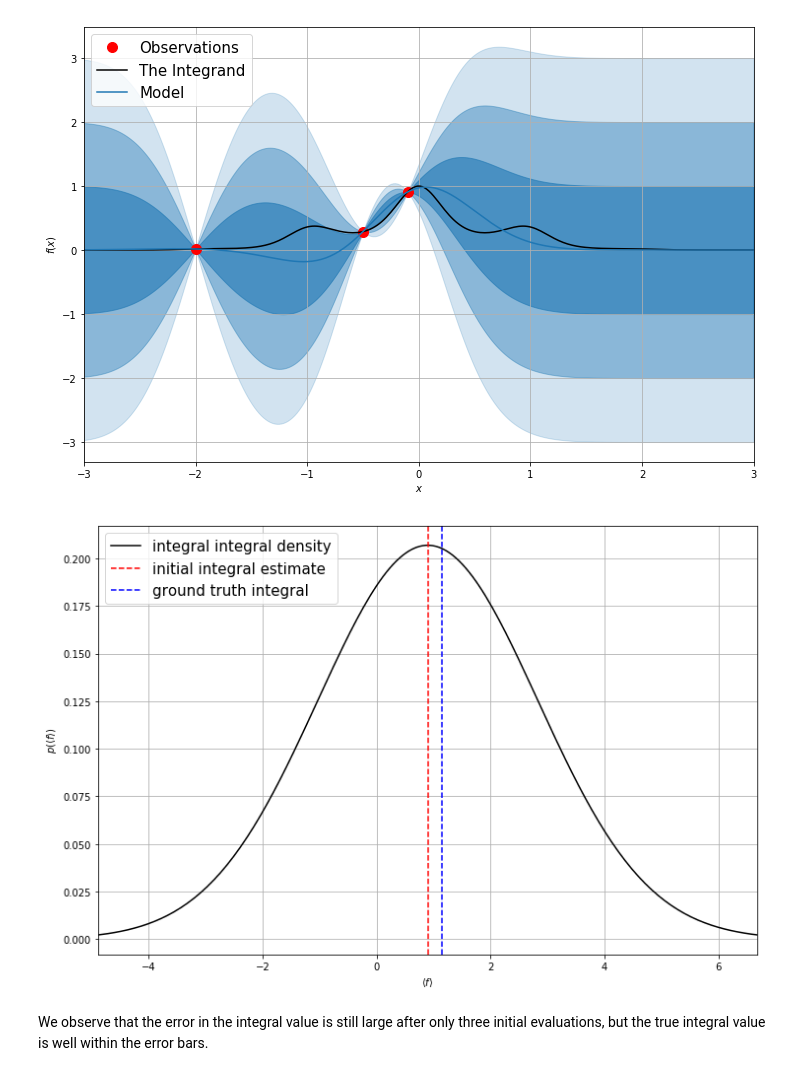
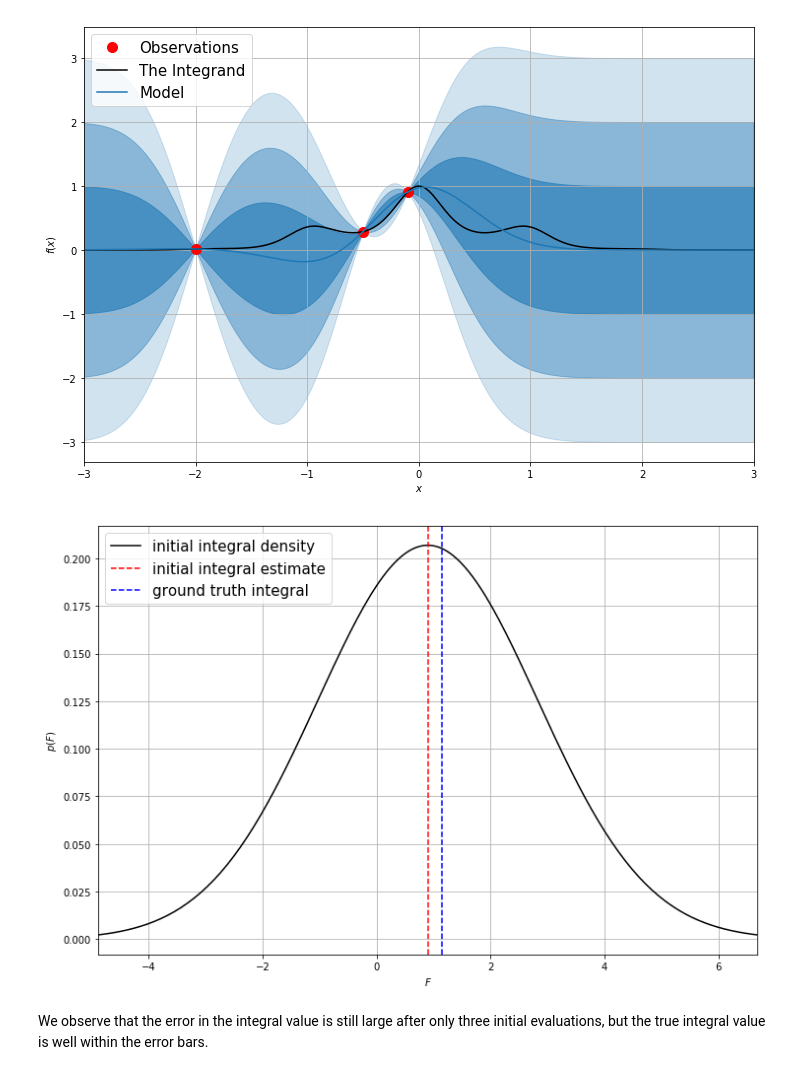
Before and after one commit to EmuKit/emukit, a Jupyter notebook: notebooks/Emukit-tutorial-Bayesian-quadrature-introduction.ipynb, the cells around one changed output. Drawn from its saved outputs; the diff is of its cells as text; code cells hidden in the pictures.

Commit message:
renaming the integral variable

```diff
--- a/notebooks/Emukit-tutorial-Bayesian-quadrature-introduction.ipynb
+++ b/notebooks/Emukit-tutorial-Bayesian-quadrature-introduction.ipynb
@@ -206,24 +206,24 @@ plt.show()
 # %%
 initial_integral_mean, initial_integral_variance = emukit_method.integrate()
 
 x_plot_integral = np.linspace(initial_integral_mean-3*np.sqrt(initial_integral_variance),
                               initial_integral_mean+3*np.sqrt(initial_integral_variance), 200)
 y_plot_integral_initial = 1/np.sqrt(initial_integral_variance * 2 * np.pi) * \
 np.exp( - (x_plot_integral - initial_integral_mean)**2 / (2 * initial_integral_variance) )
 plt.figure(figsize=FIGURE_SIZE)
-plt.plot(x_plot_integral, y_plot_integral_initial, "k", label="integral integral density")
+plt.plot(x_plot_integral, y_plot_integral_initial, "k", label="initial integral density")
 plt.axvline(initial_integral_mean, color="red", label="initial integral estimate", \
             linestyle="--")
 plt.axvline(ground_truth, color="blue", label="ground truth integral", \
             linestyle="--")
 plt.legend(loc=2, prop={'size': LEGEND_SIZE})
-plt.xlabel(r"$\left<f\right>$")
-plt.ylabel(r"$p(\left<f\right>)$")
+plt.xlabel(r"$F$")
+plt.ylabel(r"$p(F)$")
 plt.grid(True)
 plt.xlim(np.min(x_plot_integral), np.max(x_plot_integral))
 plt.show()
 # %% [output]
-[figure, old version]
+[figure, new version]
 # %% [markdown]
 We observe that the error in the integral value is still large after only three initial evaluations, but the true integral value is well within the error bars.
 # %%
```
Also changed, not shown: parts of 6 cells of this notebook.
